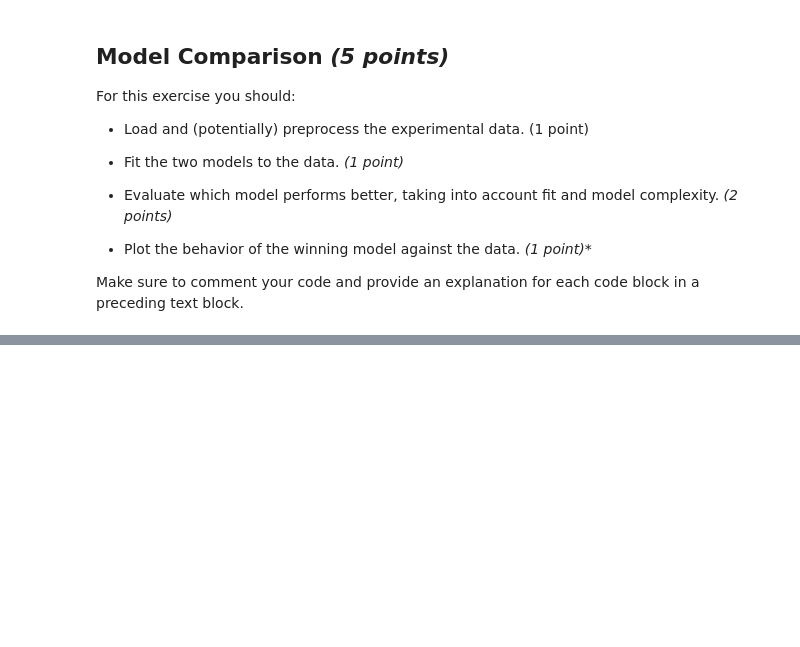
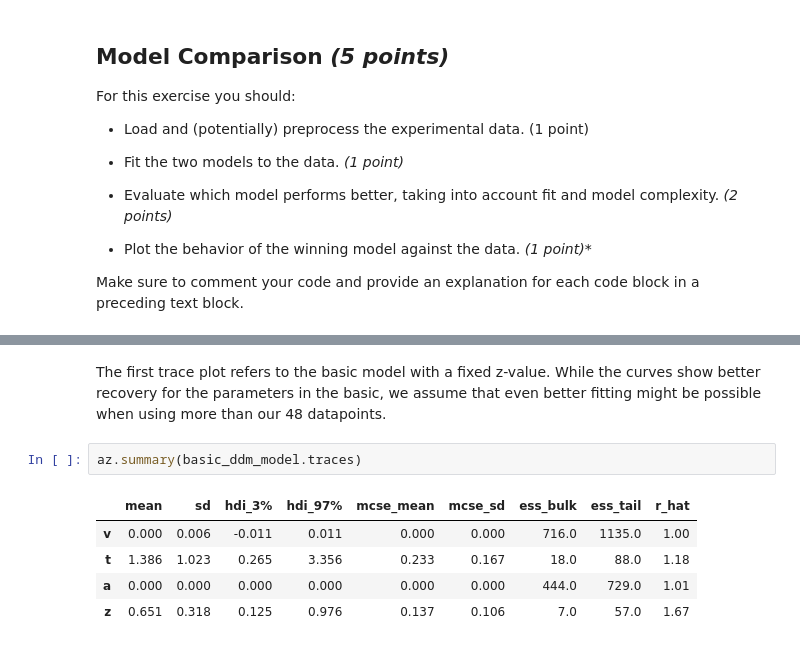
Before and after one commit to mejansen/Project_FlankerTask, a Jupyter notebook: analysis/MiCS_GroupProject_FlankerTask.ipynb, the cells around one changed output, grey strips where cells are left out. Drawn from its saved outputs; the diff is of its cells as text; blank space fills up the shorter version.

Commit message:
reworked recovery

```diff
--- a/analysis/MiCS_GroupProject_FlankerTask.ipynb
+++ b/analysis/MiCS_GroupProject_FlankerTask.ipynb
@@ -877,0 +1032,10 @@ varying_starting_point_model.plot_trace()
+# %% [markdown]
+The first trace plot refers to the basic model with a fixed z-value. While the curves show better recovery for the parameters in the basic, we assume that even better fitting might be possible when using more than our 48 datapoints.
+# %%
+az.summary(basic_ddm_model.traces)
+# %% [output]
+|  | mean | sd | hdi_3% | hdi_97% | mcse_mean | mcse_sd | ess_bulk | ess_tail | r_hat |
+| v | 0.000 | 0.006 | -0.011 | 0.011 | 0.000 | 0.000 | 716.0 | 1135.0 | 1.00 |
+| t | 1.386 | 1.023 | 0.265 | 3.356 | 0.233 | 0.167 | 18.0 | 88.0 | 1.18 |
+| a | 0.000 | 0.000 | 0.000 | 0.000 | 0.000 | 0.000 | 444.0 | 729.0 | 1.01 |
+| z | 0.651 | 0.318 | 0.125 | 0.976 | 0.137 | 0.106 | 7.0 | 57.0 | 1.67 |
```
Also changed, not shown: parts of 18 cells of this notebook.
